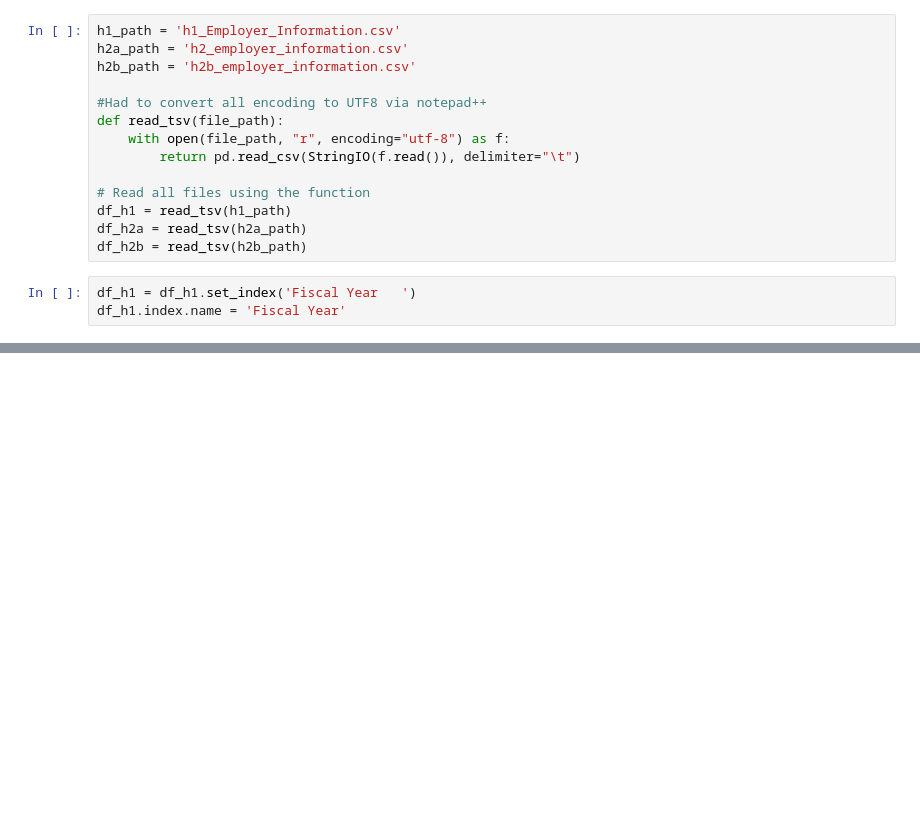
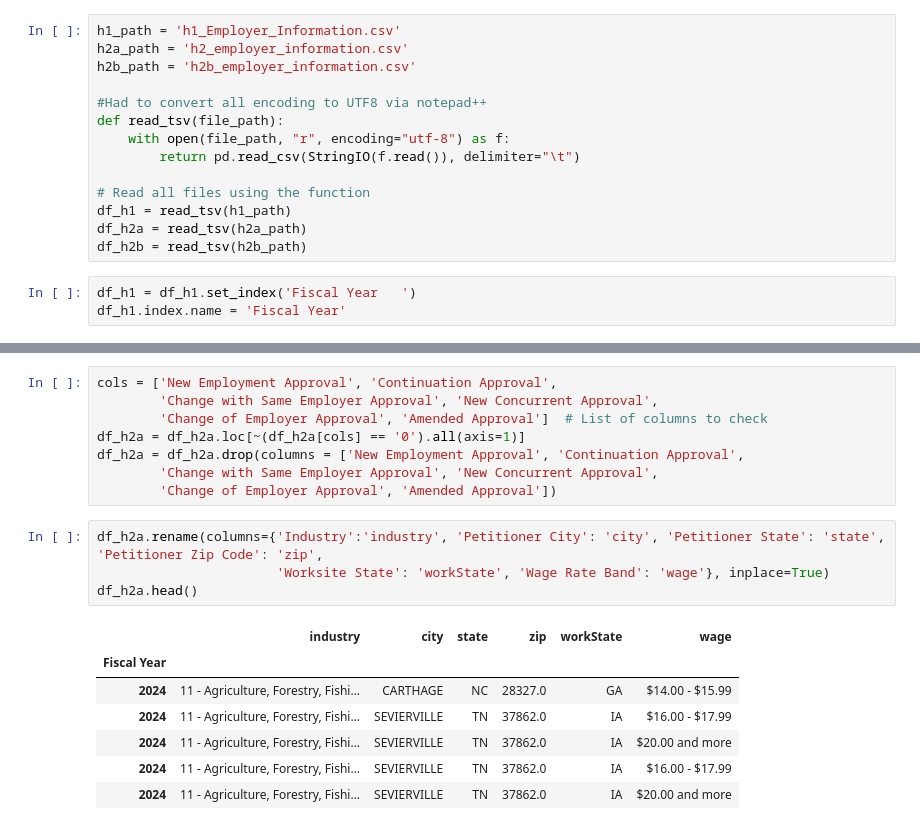
Before and after one commit to 608ohenry/frc2025, a Jupyter notebook: immigration.ipynb, the cells around one changed output, grey strips where cells are left out. Saved outputs shown, nothing was run; the diff lists cells and outputs as text; blank space fills up the shorter version.

```diff
--- a/immigration.ipynb
+++ b/immigration.ipynb
@@ -31,3 +58,23 @@ df_h2a.index.name = 'Fiscal Year'
+# %%
+cols = ['New Employment Approval', 'Continuation Approval',
+        'Change with Same Employer Approval', 'New Concurrent Approval',
+        'Change of Employer Approval', 'Amended Approval']  # List of columns to check
+df_h2a = df_h2a.loc[~(df_h2a[cols] == '0').all(axis=1)]
+df_h2a = df_h2a.drop(columns = ['New Employment Approval', 'Continuation Approval',
+        'Change with Same Employer Approval', 'New Concurrent Approval',
+        'Change of Employer Approval', 'Amended Approval'])
+# %%
+df_h2a.rename(columns={'Industry':'industry', 'Petitioner City': 'city', 'Petitioner State': 'state', 'Petitioner Zip Code': 'zip',
+                       'Worksite State': 'workState', 'Wage Rate Band': 'wage'}, inplace=True)
+df_h2a.head()
+# %% [output]
+|  | industry | city | state | zip | workState | wage |
+| Fiscal Year |  |  |  |  |  |  |
+| 2024 | 11 - Agriculture, Forestry, Fishi... | CARTHAGE | NC | 28327.0 | GA | $14.00 - $15.99 |
+| 2024 | 11 - Agriculture, Forestry, Fishi... | SEVIERVILLE | TN | 37862.0 | IA | $16.00 - $17.99 |
+| 2024 | 11 - Agriculture, Forestry, Fishi... | SEVIERVILLE | TN | 37862.0 | IA | $20.00 and more |
+| 2024 | 11 - Agriculture, Forestry, Fishi... | SEVIERVILLE | TN | 37862.0 | IA | $16.00 - $17.99 |
+| 2024 | 11 - Agriculture, Forestry, Fishi... | SEVIERVILLE | TN | 37862.0 | IA | $20.00 and more |
 # %%
 df_h2b = df_h2b.set_index('Cap Fiscal Year')
 df_h2b.index.name = 'Fiscal Year'
```
Also changed, not shown: parts of 15 cells of this notebook, 1 other file.
